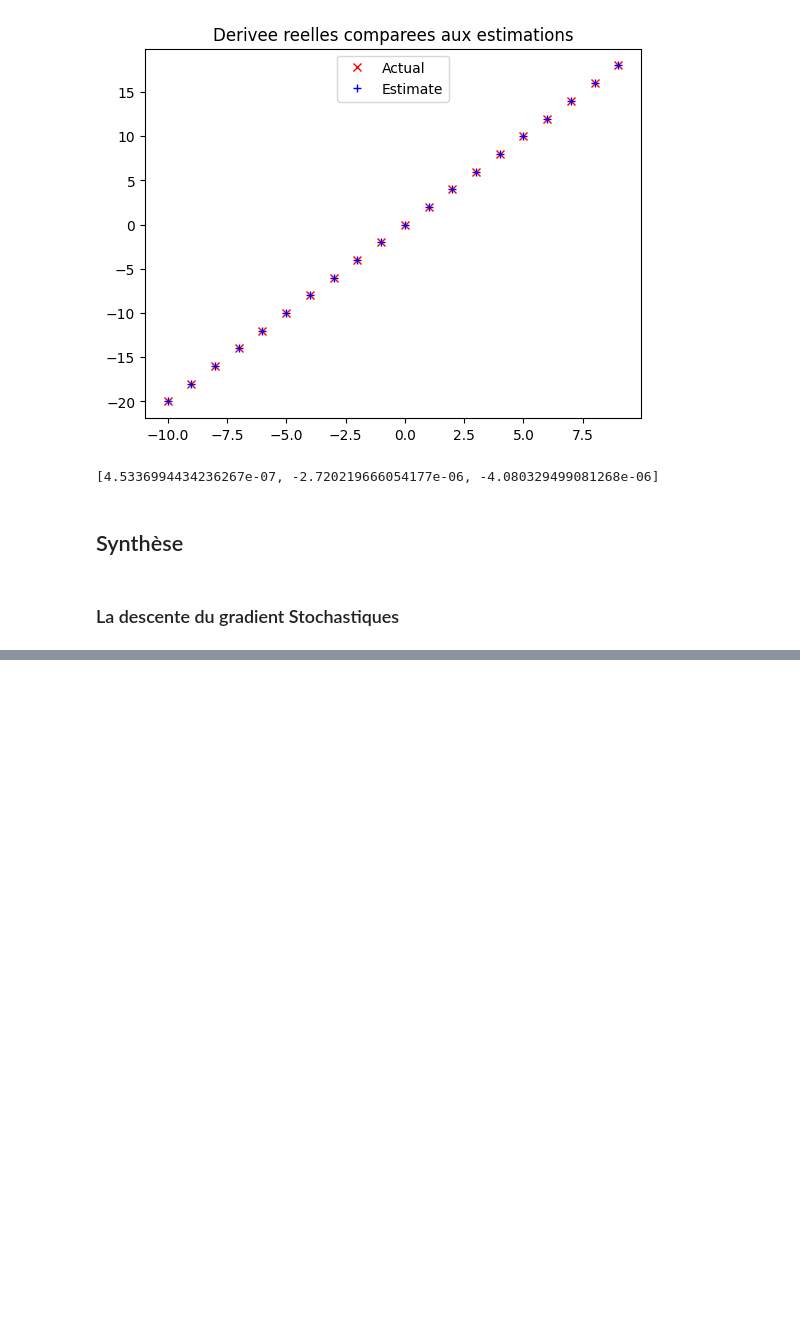
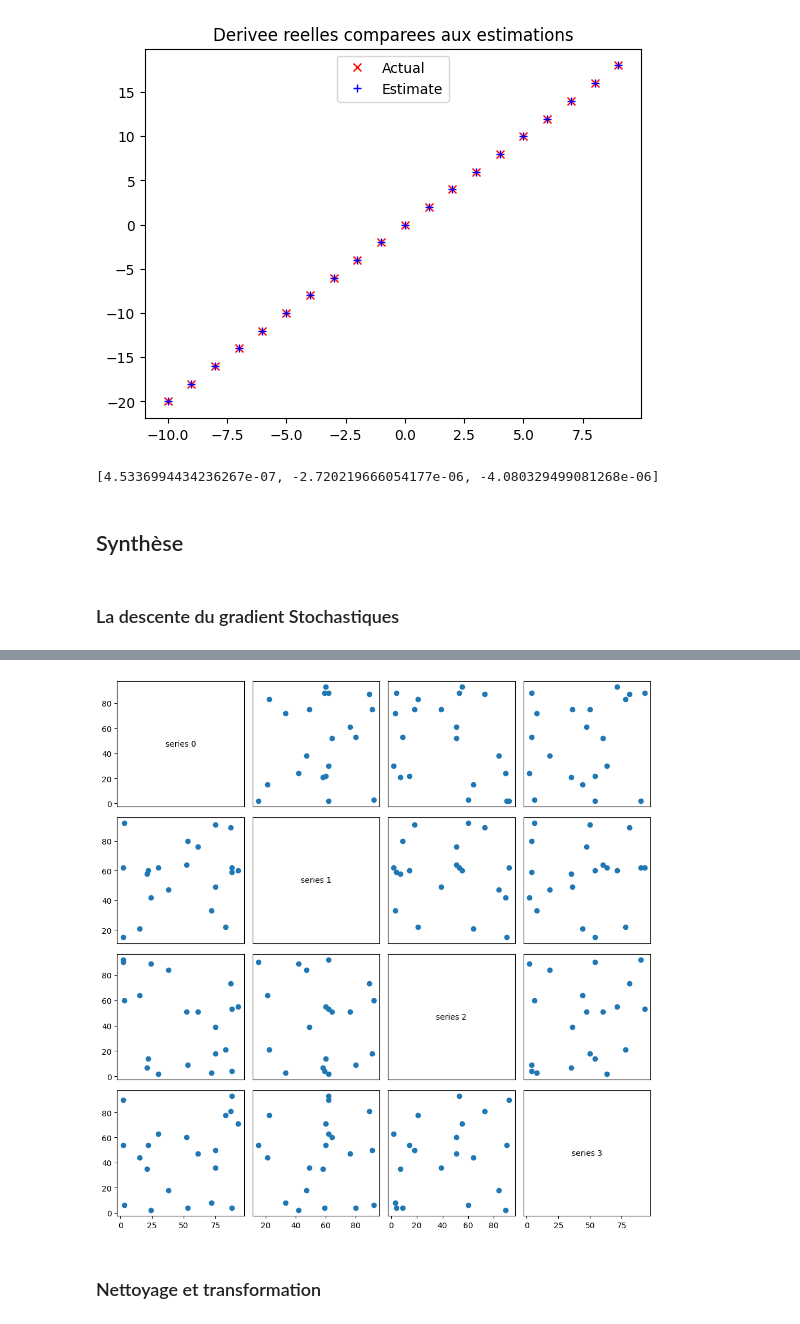
Before and after one commit to leooffed/Machine-Learning-With-Base-Beginner, a Jupyter notebook: base/first_data.ipynb, the cells around one changed output, grey strips where cells are left out. Saved outputs shown, nothing was run; the diff lists cells and outputs as text; code cells hidden in the pictures; blank space fills up the shorter version.

Commit message:
Gradient descent, Nettoyage des donnees

```diff
--- a/base/first_data.ipynb
+++ b/base/first_data.ipynb
@@ -634,0 +839,46 @@ def in_random_order(data):
+# %%
+import matplotlib.pyplot as plt
+import pandas as pd
+import numpy as np
+
+# Exemple de dataset avec 4 colonnes numériques
+np.random.seed(42)
+data = pd.DataFrame({
+    "series 0": np.random.randint(1, 100, 20),
+    "series 1": np.random.randint(1, 100, 20),
+    "series 2": np.random.randint(1, 100, 20),
+    "series 3": np.random.randint(1, 100, 20),
+})
+
+num_columns = data.shape[1]
+fig, ax = plt.subplots(num_columns, num_columns, figsize=(10, 10))
+
+for i in range(num_columns):
+    for j in range(num_columns):
+        if i != j:
+            ax[i][j].scatter(data.iloc[:, j], data.iloc[:, i])
+        else:
+            ax[i][j].annotate(
+                data.columns[i],
+                (0.5, 0.5),
+                xycoords='axes fraction',
+                ha='center',
+                va='center'
+            )
+
+        # cache les labels sauf en bas et à gauche
+        if i < num_columns - 1:
+            ax[i][j].xaxis.set_visible(False)
+        if j > 0:
+            ax[i][j].yaxis.set_visible(False)
+
+# corrige les limites pour que le texte ne soit pas écrasé
+ax[-1, -1].set_xlim(ax[0, -1].get_xlim())
+ax[0, 0].set_ylim(ax[0, 1].get_ylim())
+
+plt.tight_layout()
+plt.show()
+# %% [output]
+[figure, added]
+# %% [markdown]
+### Nettoyage et transformation
```
Also changed, not shown: parts of 34 cells of this notebook, 4 other files.
